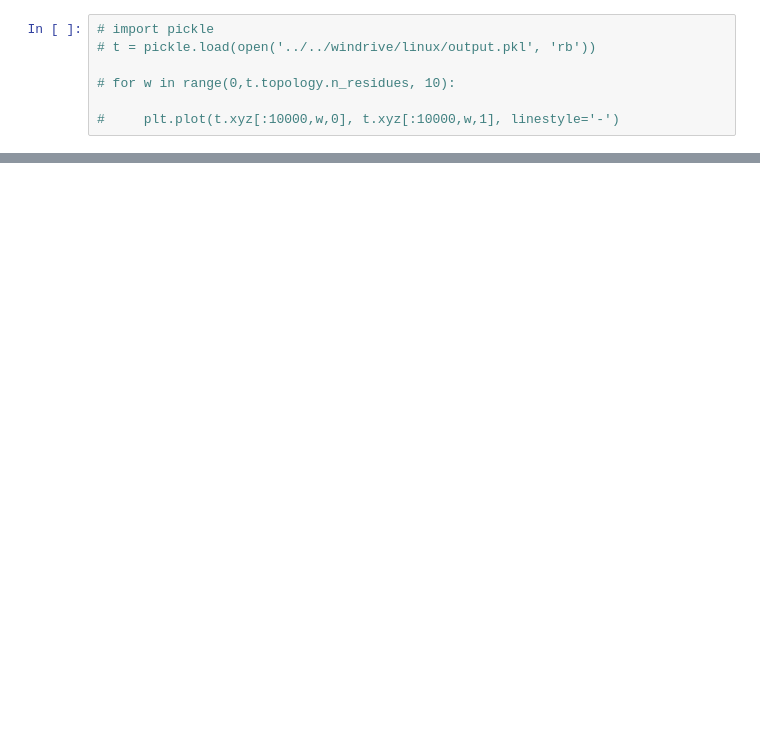
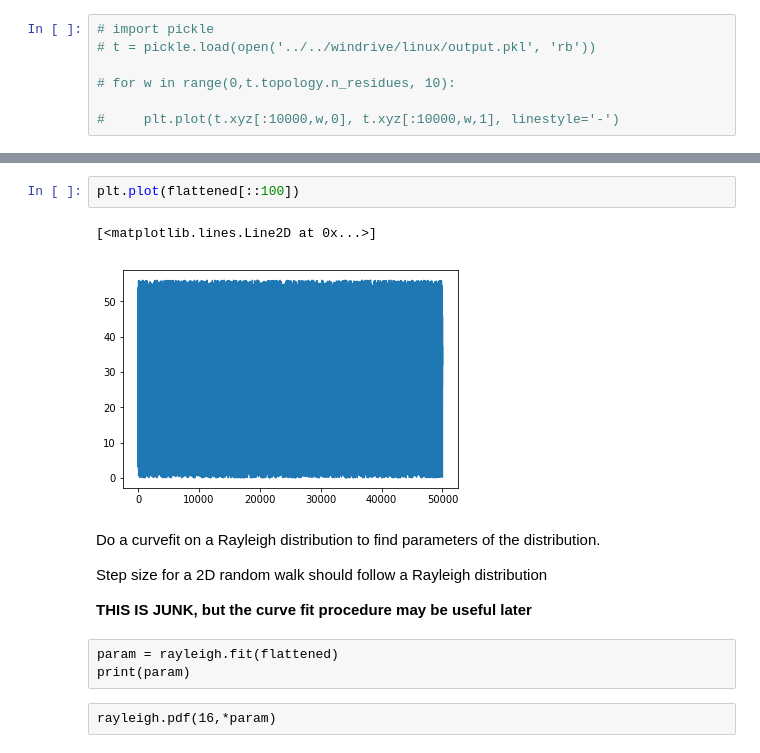
Before and after one commit to jdrusso/virtual-fcs, a Jupyter notebook: random_walker.ipynb, the cells around one changed output, grey strips where cells are left out. Drawn from its saved outputs; the diff is of its cells as text; blank space fills up the shorter version.

```diff
--- a/random_walker.ipynb
+++ b/random_walker.ipynb
@@ -105,0 +140,16 @@ for w in range(0,N_WALKERS, 1):
+# %%
+plt.plot(flattened[::100])
+# %% [output]
+[<matplotlib.lines.Line2D at 0x...>]
+[figure, added]
+# %% [markdown]
+Do a curvefit on a Rayleigh distribution to find parameters of the distribution.
+
+Step size for a 2D random walk should follow a Rayleigh distribution
+
+**THIS IS JUNK, but the curve fit procedure may be useful later**
+# %% [raw]
+param = rayleigh.fit(flattened)
+print(param)
+# %% [raw]
+rayleigh.pdf(16,*param)
```
Also changed, not shown: parts of 12 cells of this notebook, 1 other file.
